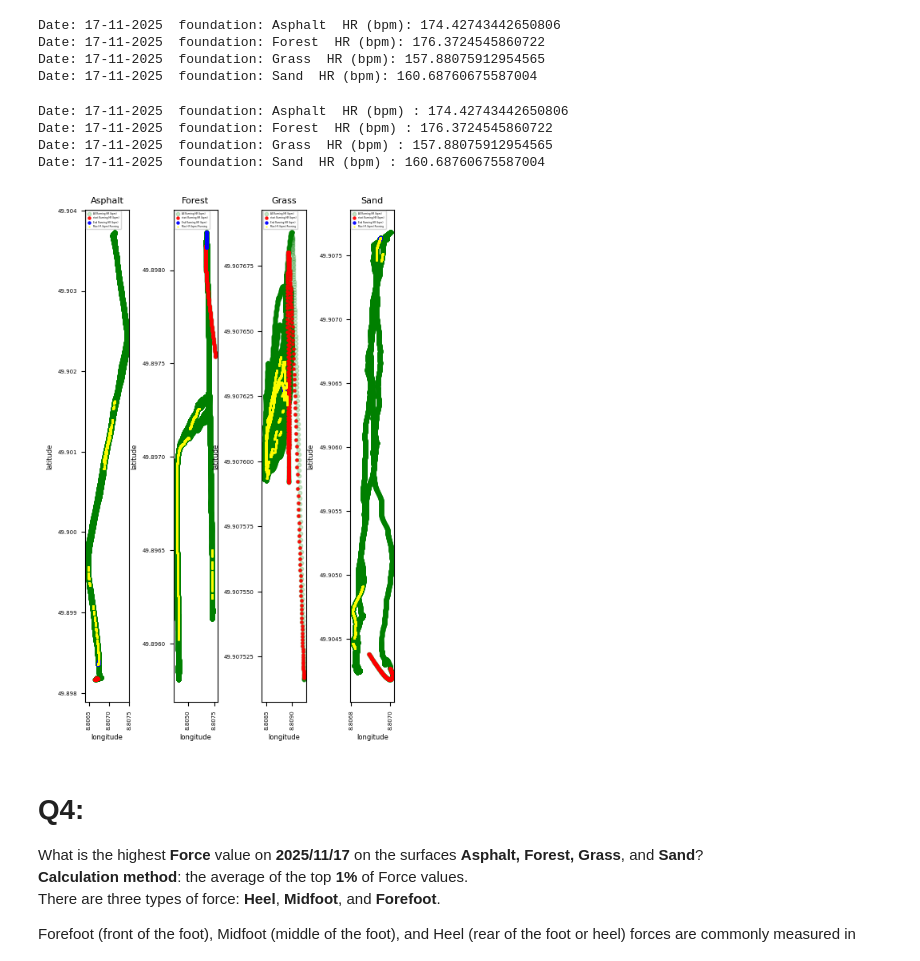
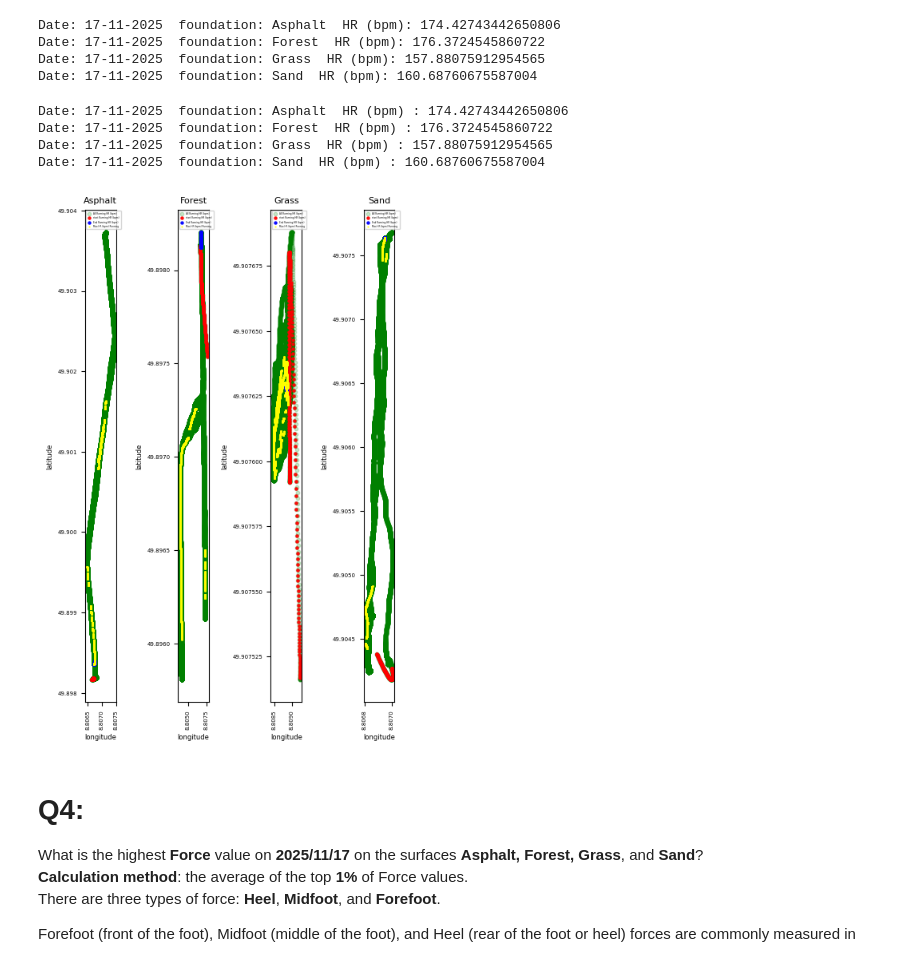
Before and after one commit to Mohsenmohebbi1993/Biomechanik, a Jupyter notebook: notebooks/3. Analysis Foot HeartRate GPX.ipynb, the cells around one changed output. Saved outputs shown, nothing was run; the diff lists cells and outputs as text; code cells hidden in the pictures.

```diff
--- a/notebooks/3. Analysis Foot HeartRate GPX.ipynb
+++ b/notebooks/3. Analysis Foot HeartRate GPX.ipynb
@@ -258,7 +258,7 @@ Date: 17-11-2025  foundation: Sand  HR (bpm): 160.68760675587004
 name_17 =  [name_of_dataframe[i] for i in [0, 1, 3, 4]]
 loc_plot = 1
 plt.figure(figsize=(5,8))
-plt.subplots_adjust(wspace=1.0)
+plt.subplots_adjust(wspace=2.0)
 for i in name_17:
     df = globals()[i].copy()
     df_first = df.dropna(subset=["latitude", "longitude"]).head(300).copy()
@@ -271,34 +271,34 @@ for i in name_17:
     plt.scatter(df_first["longitude"], df_first["latitude"],
             s=5, color="red", alpha=0.9, linestyle='-',
             label="start Running HR (bpm) ")
 
     plt.scatter(df_end["longitude"], df_end["latitude"],
             s=5, color="blue", alpha=0.9, linestyle='-',
             label="End Running HR (bpm)")
     top = 0.10
     sorted_df_speed = df.sort_values(by="HR (bpm)", ascending=False)
     top_df = sorted_df_speed.head(int(len(sorted_df_speed) * top))
     plt.scatter(top_df["longitude"], top_df["latitude"],
             s=1, color="yellow", alpha=0.5, linestyle='-',
             label="Max HR (bpm) Running")
     mead_HR = top_df["HR (bpm)"].mean()
     print(f"Date: {df["value"].iloc[2]}  foundation: {df["foundation"].iloc[0]}  HR (bpm) : {mead_HR}")
     loc_plot+=1
 
     plt.xlabel("longitude", fontsize=6)
     plt.xticks(rotation=90, fontsize=5)
     plt.ylabel("latitude", fontsize=6)
     plt.yticks(fontsize=5)
     ax = plt.gca()
     ax.ticklabel_format(useOffset=False, style='plain')
     plt.title(f"{df["foundation"].iloc[0]}", fontsize=8)
     plt.legend(loc='upper left', fontsize=2)
 # %% [output]
 Date: 17-11-2025  foundation: Asphalt  HR (bpm) : 174.42743442650806
 Date: 17-11-2025  foundation: Forest  HR (bpm) : 176.3724545860722
 Date: 17-11-2025  foundation: Grass  HR (bpm) : 157.88075912954565
 Date: 17-11-2025  foundation: Sand  HR (bpm) : 160.68760675587004
-[figure, old version]
+[figure, new version]
 # %% [markdown]
 # Q4:
 What is the highest **Force** value on **2025/11/17** on the surfaces **Asphalt, Forest, Grass**, and **Sand**?
```
Also changed, not shown: parts of 9 cells of this notebook.
